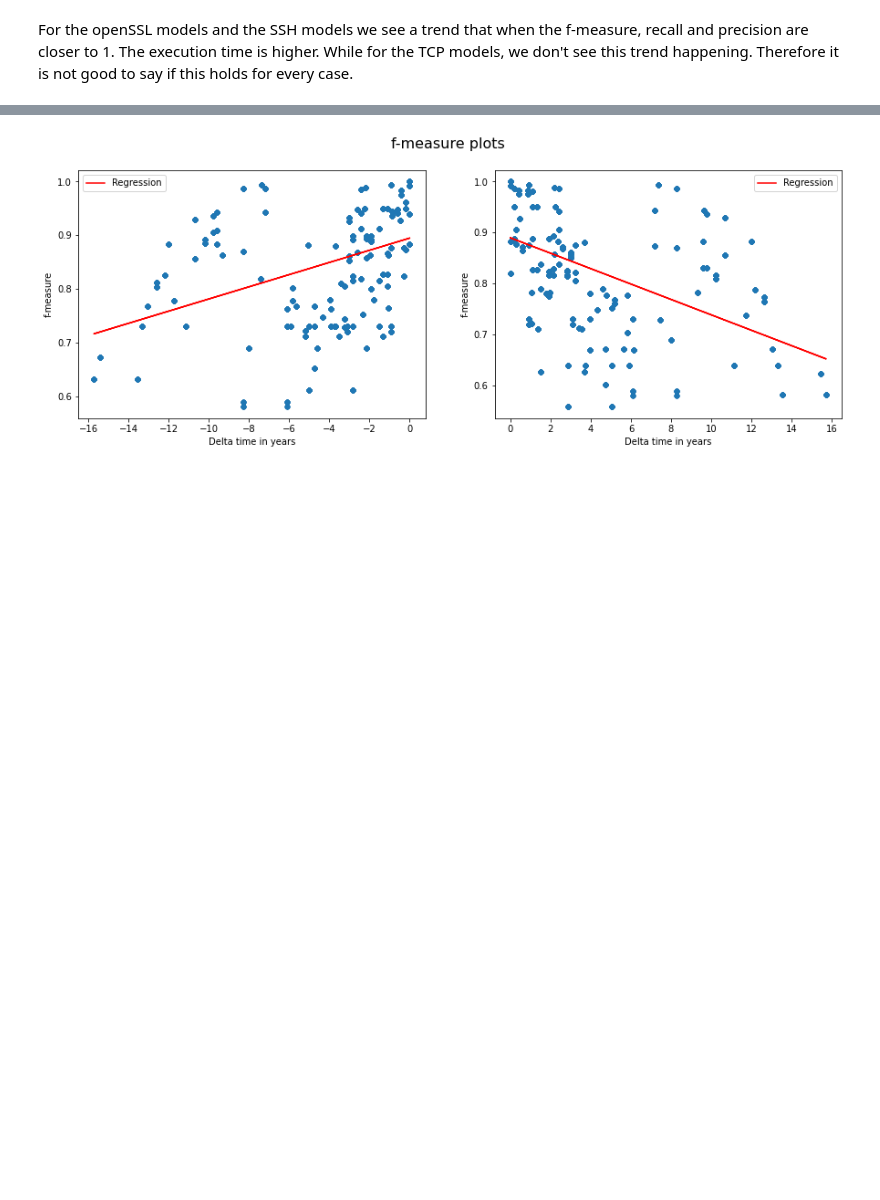
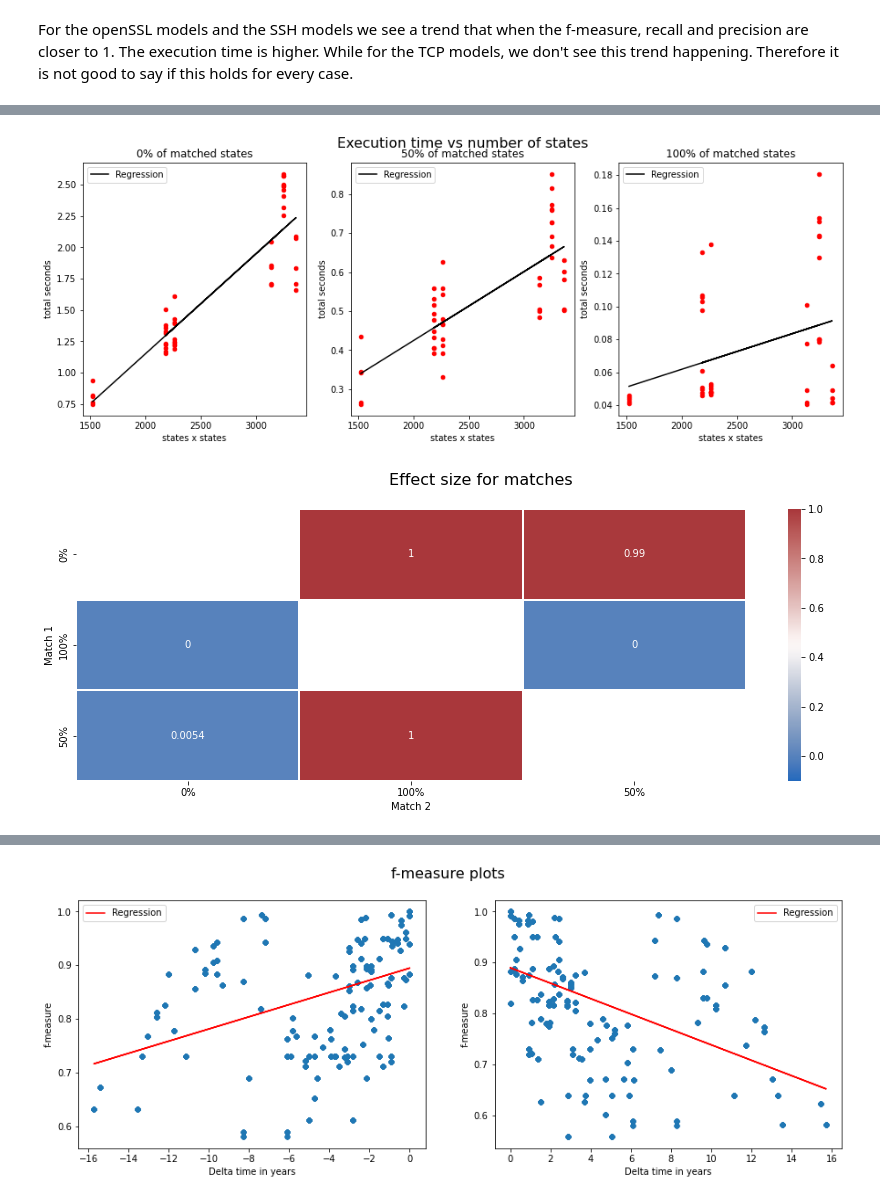
Before and after one commit to GianniM123/ResearchInternship, a Jupyter notebook: statistics/statistics.ipynb, the cells around one changed output, grey strips where cells are left out. Cells and saved outputs as stored; diff of their text form; code cells hidden in the pictures; blank space fills up the shorter version.

Commit message:
added effect size

```diff
--- a/statistics/statistics.ipynb
+++ b/statistics/statistics.ipynb
@@ -319,0 +327,57 @@ For the openSSL models and the SSH models we see a trend that when the f-measure
+# %%
+tcp_rerun_dataframe = pandas.read_csv('../result_files/results_tcp_rerun.csv')
+tcp_preset_50_dataframe = pandas.read_csv('../result_files/results_tcp_preset_50.csv')
+tcp_preset_100_dataframe = pandas.read_csv('../result_files/results_tcp_preset_100.csv')
+
+def exection_time_vs_state_pairs(dataframe, title, ax):
+    dataframe.insert(1,"states x states",[i*j for i,j in zip(dataframe['reference model: number of states'], dataframe['updated model: number of states'])])
+    dataframe.insert(1,"total seconds", [ (i+j) for i,j in zip(dataframe['incoming time'], dataframe['outgoing time'])])
+    d = np.polyfit(dataframe['states x states'],dataframe["total seconds"],1)
+    f = np.poly1d(d)
+    dataframe.insert(0,'Regression',f(dataframe['states x states']))
+    dataframe.plot.scatter("states x states", "total seconds", c="red", subplots=True ,ax=ax)
+    dataframe.plot(x="states x states", y="Regression", color="black", subplots=True ,ax=ax)
+    ax.set_title(title)
+
+
+fig, axes = plt.subplots(nrows=1,ncols=3)
+fig.suptitle("Execution time vs number of states", fontsize=16)
+fig.set_size_inches(15, 5)
+
+plt.subplots_adjust(left=0.1,
+                    bottom=0.1,
+                    right=0.9,
+                    top=0.9,
+                    wspace=0.2,
+                    hspace=0.5)
+
+exection_time_vs_state_pairs(tcp_rerun_dataframe, "0% of matched states", axes[0])
+exection_time_vs_state_pairs(tcp_preset_50_dataframe, "50% of matched states",axes[1])
+exection_time_vs_state_pairs(tcp_preset_100_dataframe, "100% of matched states",axes[2])
+
+def effect_size_per_match(no_match,half_match,full_match):
+    no_match_list = no_match["total seconds"].tolist()
+    half_match_list = half_match["total seconds"].tolist()
+    full_match_list = full_match["total seconds"].tolist()
+
+    effect_size_list = []
+    effect_size_list.append(("0%", "50%") + VD_A(no_match_list,half_match_list))
+    effect_size_list.append(("0%", "100%") + VD_A(no_match_list,full_match_list))
+    effect_size_list.append(("50%", "0%") + VD_A(half_match_list,no_match_list))
+    effect_size_list.append(("50%", "100%") + VD_A(half_match_list,full_match_list))
+    effect_size_list.append(("100%", "0%") + VD_A(full_match_list,no_match_list))
+    effect_size_list.append(("100%", "50%") + VD_A(full_match_list,half_match_list))
+    effect_size_frame = pandas.DataFrame(effect_size_list)
+    effect_size_frame = effect_size_frame.rename(columns={0: "Match 1", 1: "Match 2", 2: "Estimate", 3: "Magnitude"})
+    return effect_size_frame
+
+def match_heatmap(dataframe):
+    sns.heatmap(dataframe.pivot("Match 1", "Match 2","Estimate"), annot=True, linewidths=.2, vmax=0, vmin=1, cmap="vlag")
+
+effect_size_match_frame = effect_size_per_match(tcp_rerun_dataframe,tcp_preset_50_dataframe,tcp_preset_100_dataframe)
+fig = plt.figure(figsize=(15,5))
+fig.suptitle("Effect size for matches", size=16)
+match_heatmap(effect_size_match_frame)
+# %% [output]
+[figure, added]
+[figure, added]
```
Also changed, not shown: parts of 5 cells of this notebook.
